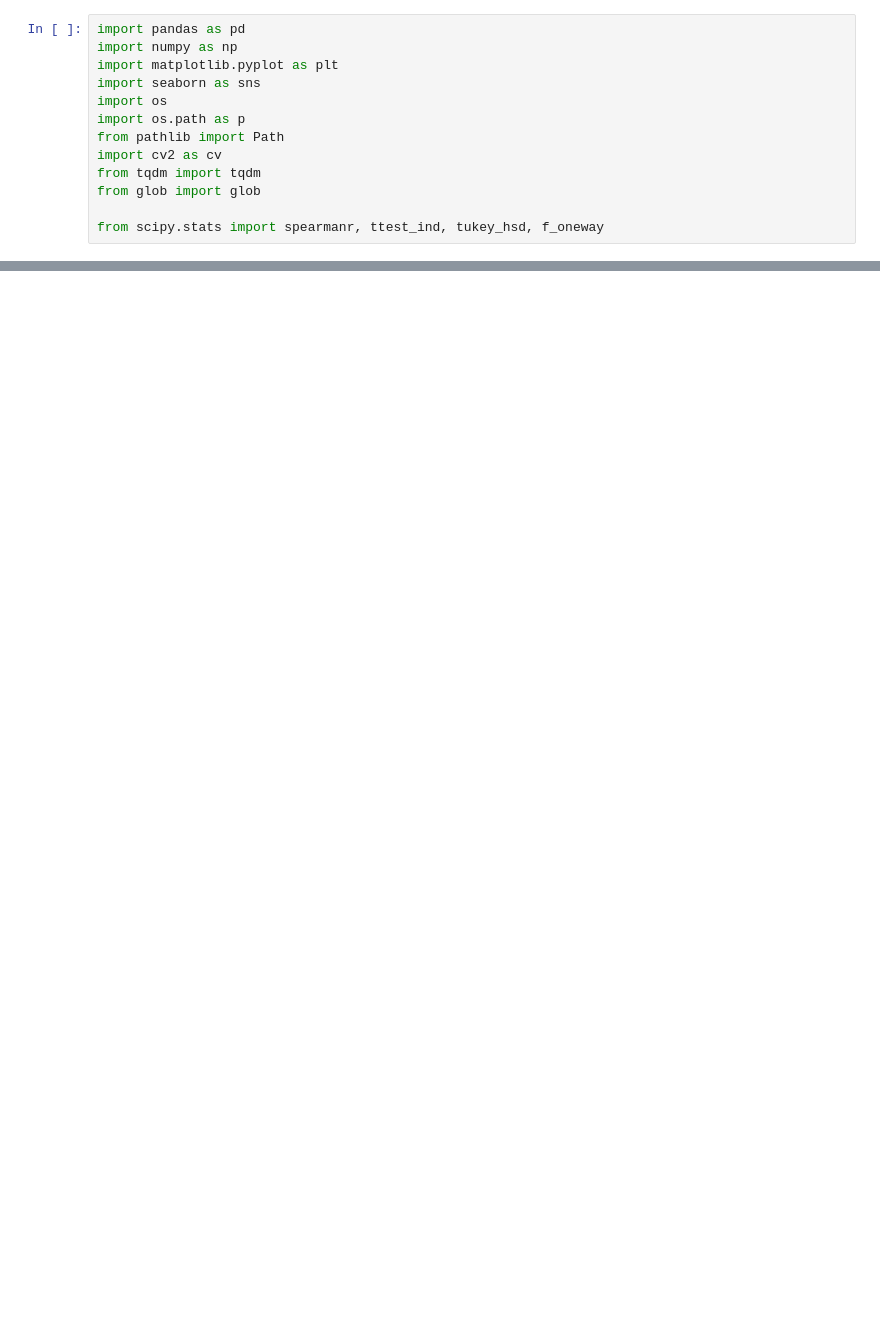
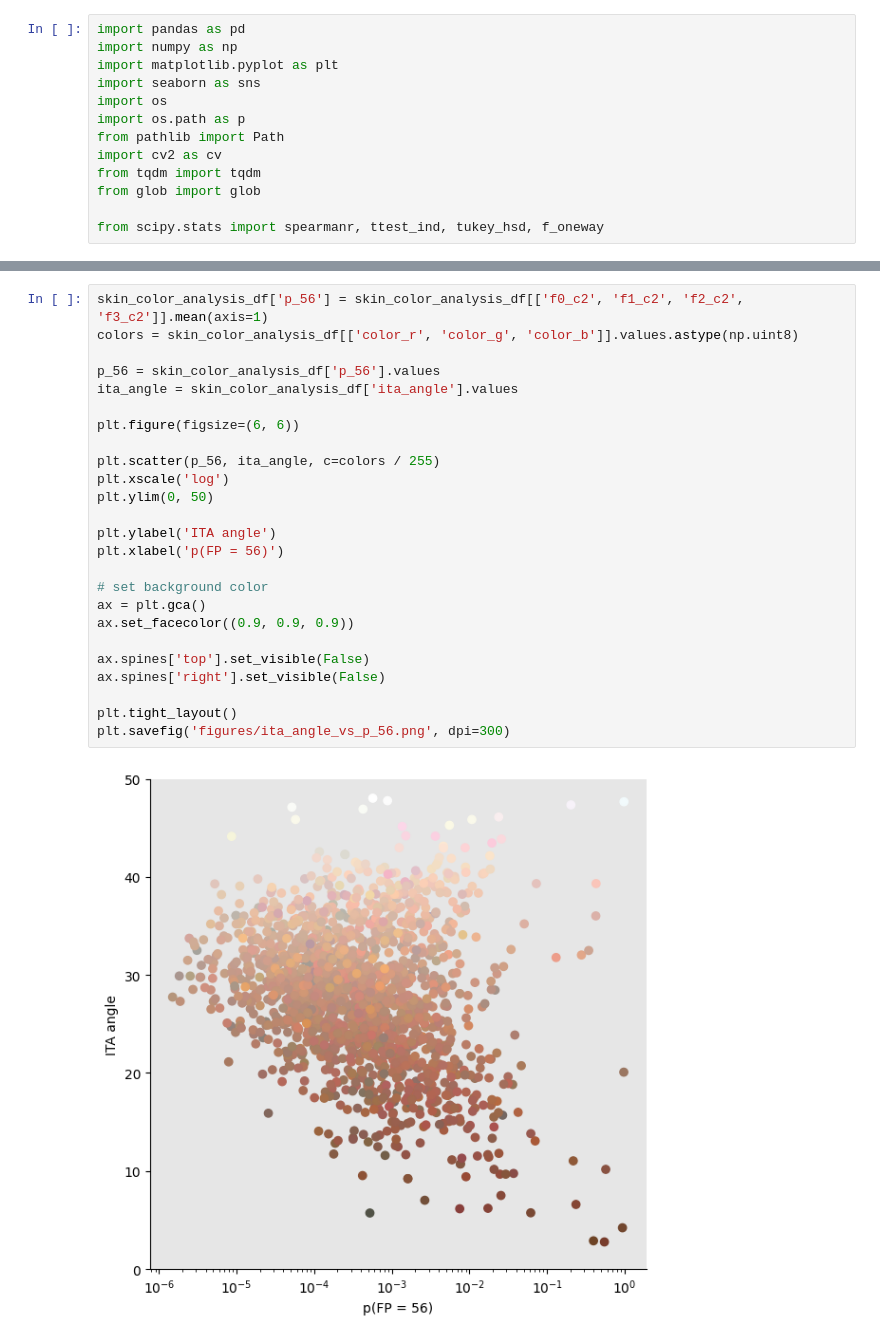
Before and after one commit to marinbenc/lesion_segmentation_bias, a Jupyter notebook: analyze_predictions.ipynb, the cells around one changed output, grey strips where cells are left out. Drawn from its saved outputs; the diff is of its cells as text; blank space fills up the shorter version.

```diff
--- a/analyze_predictions.ipynb
+++ b/analyze_predictions.ipynb
@@ -304,0 +511,27 @@ Ttest_indResult(statistic=1.2090211042390608, pvalue=0.1147)
+# %%
+skin_color_analysis_df['p_56'] = skin_color_analysis_df[['f0_c2', 'f1_c2', 'f2_c2', 'f3_c2']].mean(axis=1)
+colors = skin_color_analysis_df[['color_r', 'color_g', 'color_b']].values.astype(np.uint8)
+
+p_56 = skin_color_analysis_df['p_56'].values
+ita_angle = skin_color_analysis_df['ita_angle'].values
+
+plt.figure(figsize=(6, 6))
+
+plt.scatter(p_56, ita_angle, c=colors / 255)
+plt.xscale('log')
+plt.ylim(0, 50)
+
+plt.ylabel('ITA angle')
+plt.xlabel('p(FP = 56)')
+
+# set background color
+ax = plt.gca()
+ax.set_facecolor((0.9, 0.9, 0.9))
+
+ax.spines['top'].set_visible(False)
+ax.spines['right'].set_visible(False)
+
+plt.tight_layout()
+plt.savefig('figures/ita_angle_vs_p_56.png', dpi=300)
+# %% [output]
+[figure, added]
```
Also changed, not shown: parts of 15 cells of this notebook, 20 other files.
